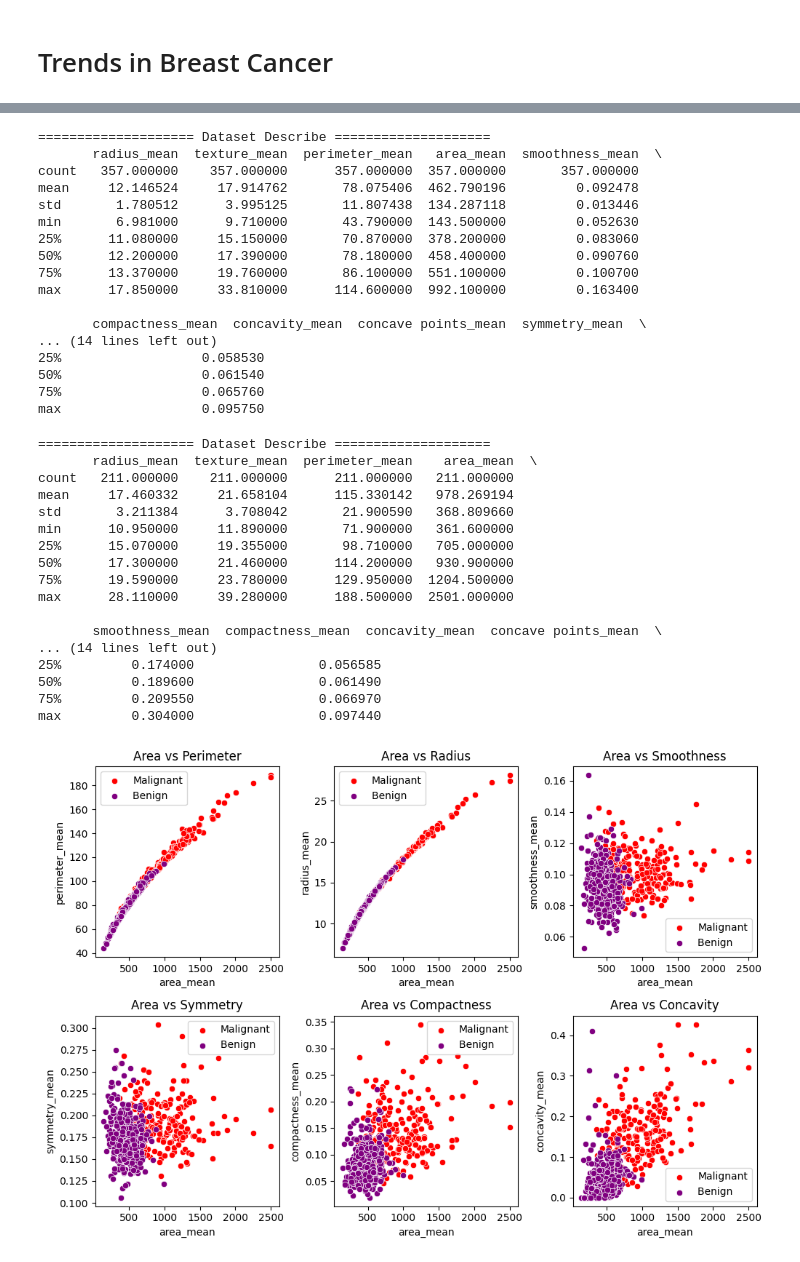
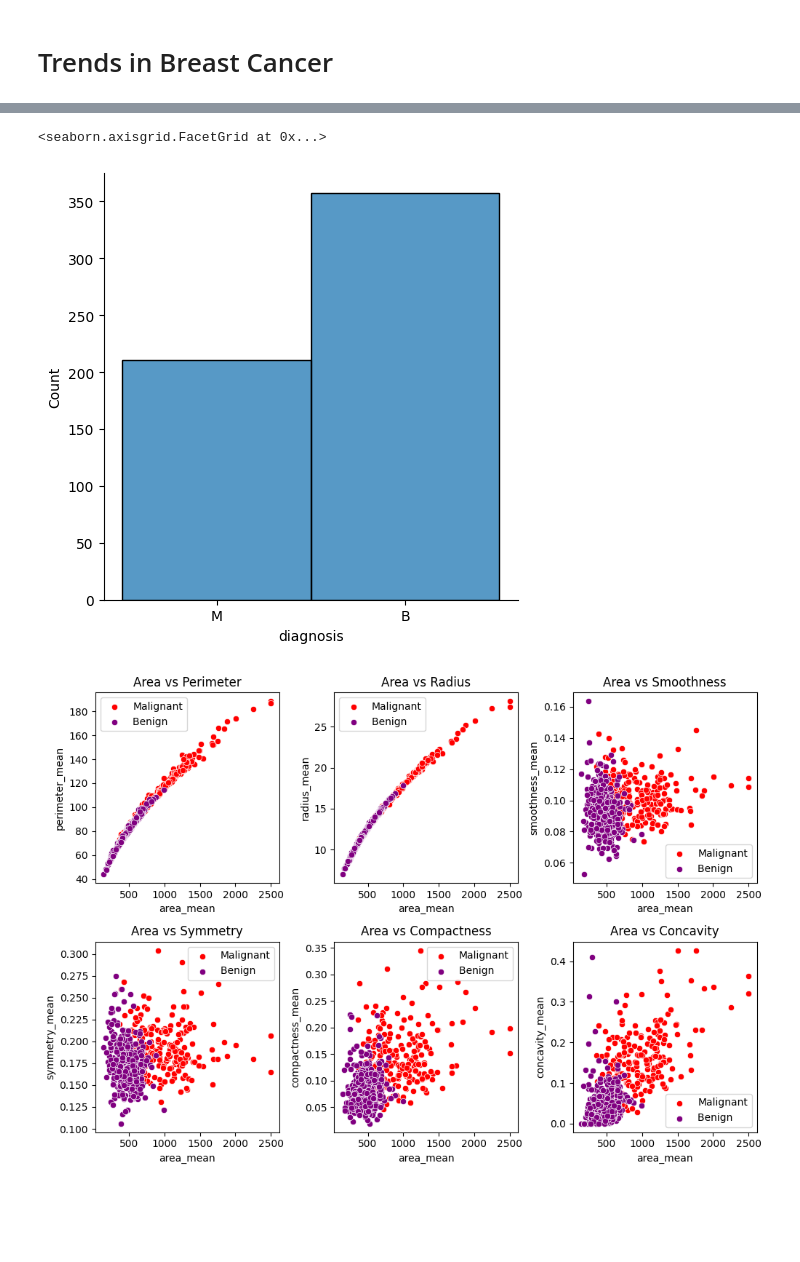
Before and after one commit to keady-r/Statistics_BreastCancerAnalysis, a Jupyter notebook: Project/2_BreastCancer_TrendsInBenignAndMalignantCells.ipynb, the cells around one changed output, grey strips where cells are left out. Drawn from its saved outputs; the diff is of its cells as text; code cells hidden in the pictures; blank space fills up the shorter version.

```diff
--- a/Project/2_BreastCancer_TrendsInBenignAndMalignantCells.ipynb
+++ b/Project/2_BreastCancer_TrendsInBenignAndMalignantCells.ipynb
@@ -29,46 +16,18 @@ breastCancer_subsection
+# %%
+#import seaborn as sns
+sns.displot(breastCancer_subsection, x="diagnosis", bins=20)
+# %% [output]
+<seaborn.axisgrid.FacetGrid at 0x...>
+[figure, added]
 # %%
 malignant = breastCancer_subsection.loc[breastCancer_subsection["diagnosis"]=="M"]
 benign = breastCancer_subsection.loc[breastCancer_subsection["diagnosis"]=="B"]
 # %%
-describe(benign)
+#Uncomment out the line below to view the dataset table
+#describe(benign)
-# %% [output]
-==================== Dataset Describe ====================
-       radius_mean  texture_mean  perimeter_mean   area_mean  smoothness_mean  \
-count   357.000000    357.000000      357.000000  357.000000       357.000000
-mean     12.146524     17.914762       78.075406  462.790196         0.092478
-std       1.780512      3.995125       11.807438  134.287118         0.013446
-min       6.981000      9.710000       43.790000  143.500000         0.052630
-25%      11.080000     15.150000       70.870000  378.200000         0.083060
-50%      12.200000     17.390000       78.180000  458.400000         0.090760
-75%      13.370000     19.760000       86.100000  551.100000         0.100700
-max      17.850000     33.810000      114.600000  992.100000         0.163400
-
-       compactness_mean  concavity_mean  concave points_mean  symmetry_mean  \
-... (14 lines left out)
-25%                  0.058530
-50%                  0.061540
-75%                  0.065760
-max                  0.095750
 # %%
-describe(malignant)
+#Uncomment out the line below to view the dataset table
+#describe(malignant)
-# %% [output]
-==================== Dataset Describe ====================
-       radius_mean  texture_mean  perimeter_mean    area_mean  \
-count   211.000000    211.000000      211.000000   211.000000
-mean     17.460332     21.658104      115.330142   978.269194
-std       3.211384      3.708042       21.900590   368.809660
-min      10.950000     11.890000       71.900000   361.600000
-25%      15.070000     19.355000       98.710000   705.000000
-50%      17.300000     21.460000      114.200000   930.900000
-75%      19.590000     23.780000      129.950000  1204.500000
-max      28.110000     39.280000      188.500000  2501.000000
-
-       smoothness_mean  compactness_mean  concavity_mean  concave points_mean  \
-... (14 lines left out)
-25%         0.174000                0.056585
-50%         0.189600                0.061490
-75%         0.209550                0.066970
-max         0.304000                0.097440
 # %%
 def area_graphs (yaxis, position):
     plt.subplot(2, 3, position)
```
Also changed, not shown: parts of 2 cells of this notebook, 5 other files.
